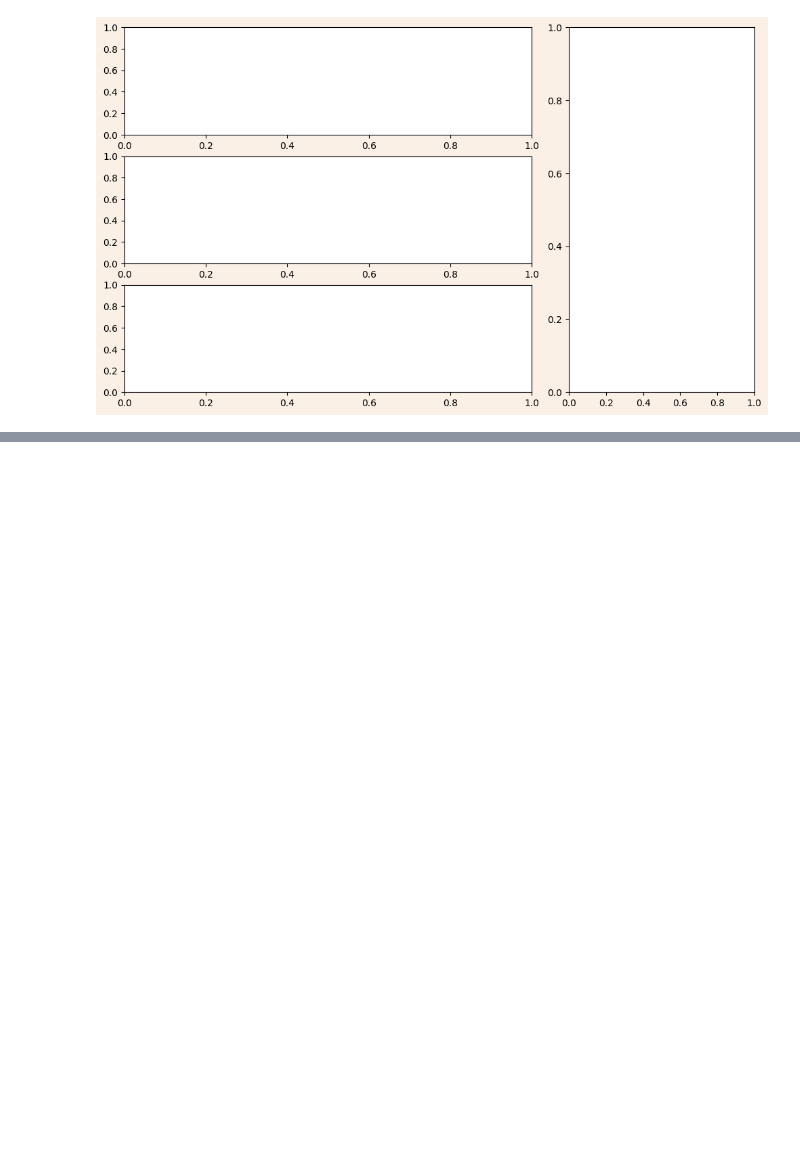
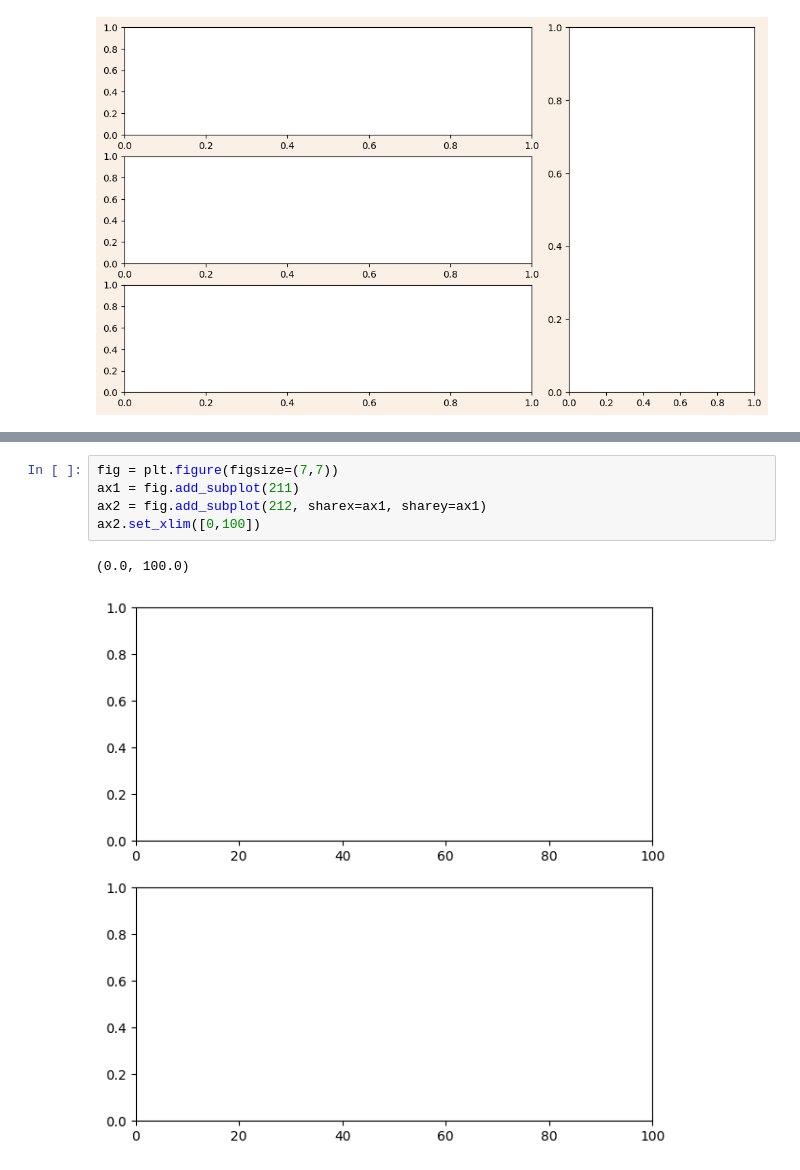
Before and after one commit to sigmadream/practice-analysis, a Jupyter notebook: visualization/matplotlib/01_anatomy.ipynb, the cells around one changed output, grey strips where cells are left out. Cells and saved outputs as stored; diff of their text form; blank space fills up the shorter version.

```diff
--- a/visualization/matplotlib/01_anatomy.ipynb
+++ b/visualization/matplotlib/01_anatomy.ipynb
@@ -112,0 +136,8 @@ ax4 = plt.subplot2grid((3,3), (0,2), rowspan=3, fig=fig)
+# %%
+fig = plt.figure(figsize=(7,7))
+ax1 = fig.add_subplot(211)
+ax2 = fig.add_subplot(212, sharex=ax1, sharey=ax1)
+ax2.set_xlim([0,100])
+# %% [output]
+(0.0, 100.0)
+[figure, added]
```
Also changed, not shown: parts of 5 cells of this notebook.
